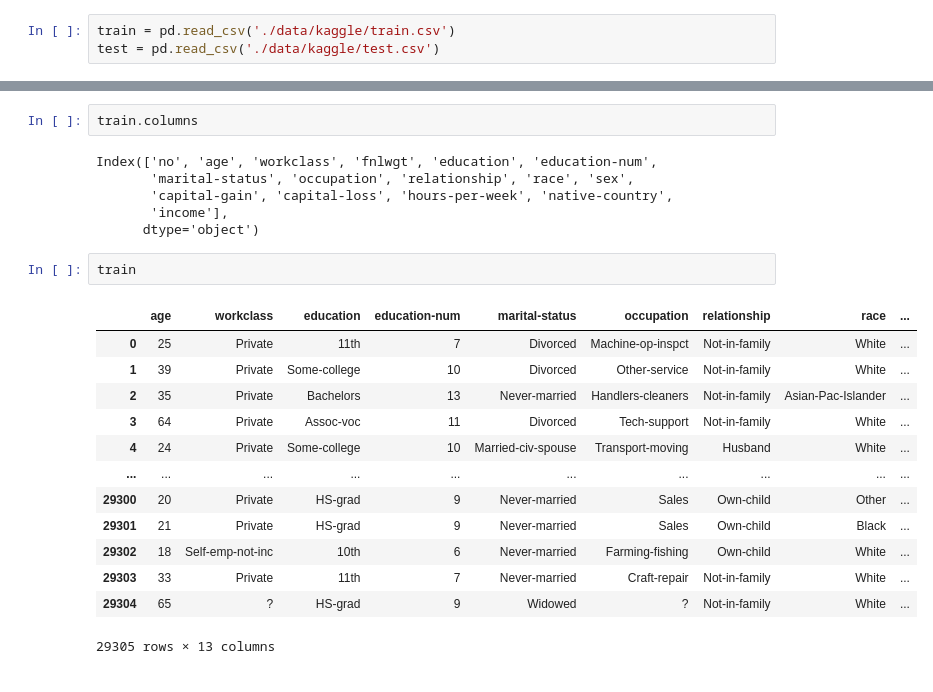
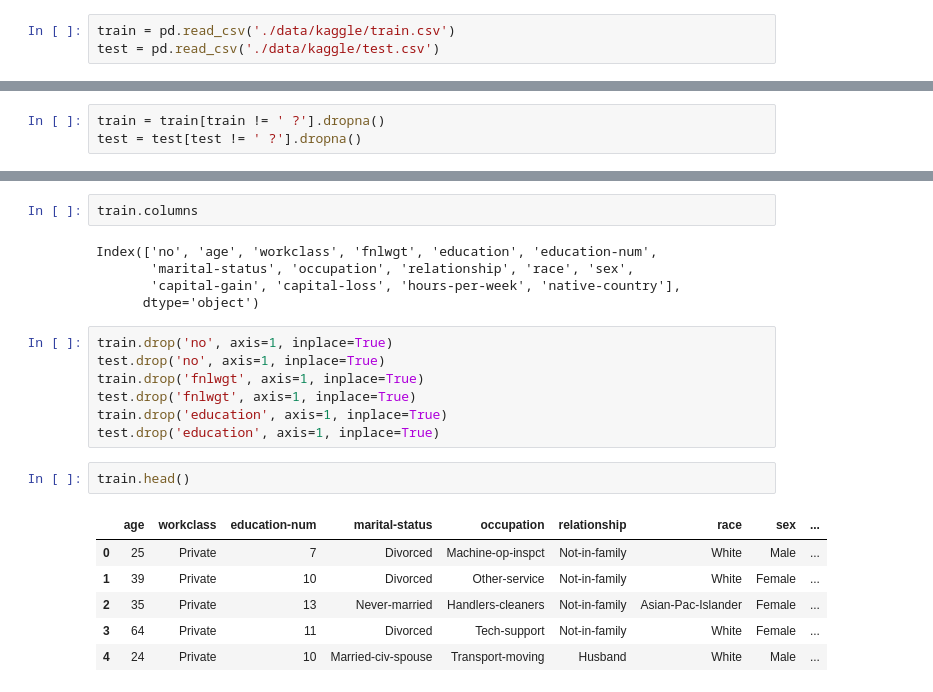
Before and after one commit to min-hyock/MachineLearning, a Jupyter notebook: ex07_kaggle 개인 수입 예측 경진대회.ipynb, the cells around one changed output, grey strips where cells are left out. Drawn from its saved outputs; the diff is of its cells as text.

```diff
--- a/ex07_kaggle 개인 수입 예측 경진대회.ipynb
+++ b/ex07_kaggle 개인 수입 예측 경진대회.ipynb
@@ -11,0 +6,3 @@ train.shape, test.shape
+# %%
+train = train[train != ' ?'].dropna()
+test = test[test != ' ?'].dropna()
@@ -78,22 +61,21 @@ train.columns
 # %% [output]
 Index(['no', 'age', 'workclass', 'fnlwgt', 'education', 'education-num',
        'marital-status', 'occupation', 'relationship', 'race', 'sex',
-       'capital-gain', 'capital-loss', 'hours-per-week', 'native-country',
-       'income'],
+       'capital-gain', 'capital-loss', 'hours-per-week', 'native-country'],
       dtype='object')
+# %%
+train.drop('no', axis=1, inplace=True)
+test.drop('no', axis=1, inplace=True)
+train.drop('fnlwgt', axis=1, inplace=True)
+test.drop('fnlwgt', axis=1, inplace=True)
+train.drop('education', axis=1, inplace=True)
+test.drop('education', axis=1, inplace=True)
 # %%
-train
+train.head()
 # %% [output]
-|  | age | workclass | education | education-num | marital-status | occupation | relationship | race | ... |
-| 0 | 25 | Private | 11th | 7 | Divorced | Machine-op-inspct | Not-in-family | White | ... |
-| 1 | 39 | Private | Some-college | 10 | Divorced | Other-service | Not-in-family | White | ... |
-| 2 | 35 | Private | Bachelors | 13 | Never-married | Handlers-cleaners | Not-in-family | Asian-Pac-Islander | ... |
-| 3 | 64 | Private | Assoc-voc | 11 | Divorced | Tech-support | Not-in-family | White | ... |
-| 4 | 24 | Private | Some-college | 10 | Married-civ-spouse | Transport-moving | Husband | White | ... |
-| ... | ... | ... | ... | ... | ... | ... | ... | ... | ... |
-| 29300 | 20 | Private | HS-grad | 9 | Never-married | Sales | Own-child | Other | ... |
-| 29301 | 21 | Private | HS-grad | 9 | Never-married | Sales | Own-child | Black | ... |
-| 29302 | 18 | Self-emp-not-inc | 10th | 6 | Never-married | Farming-fishing | Own-child | White | ... |
-| 29303 | 33 | Private | 11th | 7 | Never-married | Craft-repair | Not-in-family | White | ... |
-| 29304 | 65 | ? | HS-grad | 9 | Widowed | ? | Not-in-family | White | ... |
+|  | age | workclass | education-num | marital-status | occupation | relationship | race | sex | ... |
+| 0 | 25 | Private | 7 | Divorced | Machine-op-inspct | Not-in-family | White | Male | ... |
+| 1 | 39 | Private | 10 | Divorced | Other-service | Not-in-family | White | Female | ... |
+| 2 | 35 | Private | 13 | Never-married | Handlers-cleaners | Not-in-family | Asian-Pac-Islander | Female | ... |
+| 3 | 64 | Private | 11 | Divorced | Tech-support | Not-in-family | White | Female | ... |
+| 4 | 24 | Private | 10 | Married-civ-spouse | Transport-moving | Husband | White | Male | ... |
-29305 rows × 13 columns
```
Also changed, not shown: parts of 23 cells of this notebook, 4 other files.
